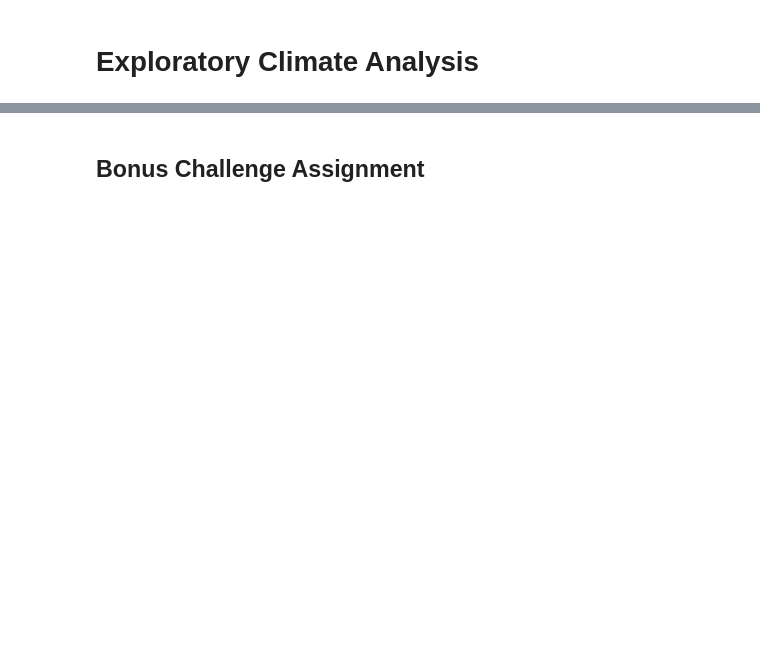
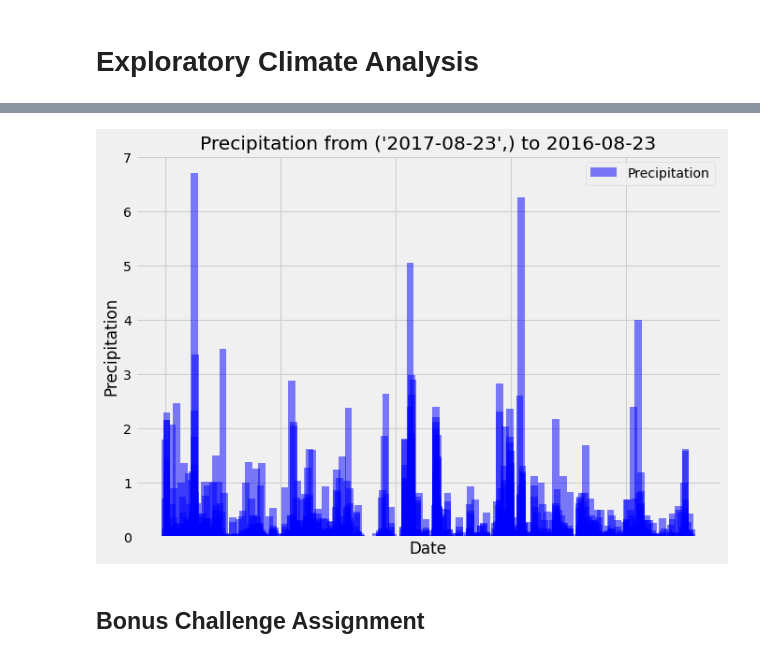
Before and after one commit to FaresKazemi/sqlalchemy-challenge, a Jupyter notebook: climate_starter.ipynb, the cells around one changed output, grey strips where cells are left out. Drawn from its saved outputs; the diff is of its cells as text; code cells hidden in the pictures; blank space fills up the shorter version.

Commit message:
engine creation, rainfal query and plot

```diff
--- a/climate_starter.ipynb
+++ b/climate_starter.ipynb
@@ -27,4 +31,7 @@ engine = create_engine("sqlite:///Resources/hawaii.sqlite")
 # %%
 # Save references to each table
+Measurement = Base.classes.measurement
+Station = Base.classes.station
 # %%
 # Create our session (link) from Python to the DB
+session = Session(engine)
@@ -33,12 +82,16 @@ engine = create_engine("sqlite:///Resources/hawaii.sqlite")
 # %%
-# Design a query to retrieve the last 12 months of precipitation data and plot the results
+# Design a query to retrieve the last 12 months of precipitation data and plot the results (2016-08-23 to 2016-08-23)
+# Perform a query to retrieve the data and precipitation scores
+precipitation_12month = session.query(Measurement.date, Measurement.prcp).\
+    filter (Measurement.date >= query_date).all()
 
-# Calculate the date 1 year ago from the last data point in the database
-
-# Perform a query to retrieve the data and precipitation scores
+precipitation_12month
 
 # Save the query results as a Pandas DataFrame and set the index to the date column
+# Sort the dataframe by date
+df = pd.DataFrame(precipitation_12month, columns=['Date','Precipitation'])
+df.dropna(axis=0, how='any', inplace= True)
+df.sort_values(by='Date')
+df.set_index('Date', inplace=True)
 
-# Sort the dataframe by date
-
-# Use Pandas Plotting with Matplotlib to plot the data
+df.head()
@@ -45,3 +106,29 @@ engine = create_engine("sqlite:///Resources/hawaii.sqlite")
+# %%
+# Use Pandas Plotting with Matplotlib to plot the data
+
+xx = df.index.tolist()
+yy = df['Precipitation'].tolist()
+
+plt.figure(figsize=(10,7))
+plt.bar(xx,yy,width = 5 ,color='b', alpha=0.5, align="center",label='Precipitation')
+plt.tick_params(
+    axis='x',          # changes apply to the x-axis
+    which='both',      # both major and minor ticks are affected
+    bottom=False,      # ticks along the bottom edge are off
+    top=False,         # ticks along the top edge are off
+    labelbottom=False) # labels along the bottom edge are off
+major_ticks = np.arange(0,400,80)
+plt.xticks(major_ticks)
+
+plt.title(f"Precipitation from {Start_date} to {query_date}")
+plt.xlabel("Date")
+plt.ylabel("Precipitation")
+plt.grid(which='major', axis='both', linestyle='-')
+plt.legend()
+plt.style.use('seaborn-pastel')
+plt.show()
+# %% [output]
+[figure, added]
 # %%
 # Use Pandas to calcualte the summary statistics for the precipitation data
 # %%
```
Also changed, not shown: parts of 9 cells of this notebook.
